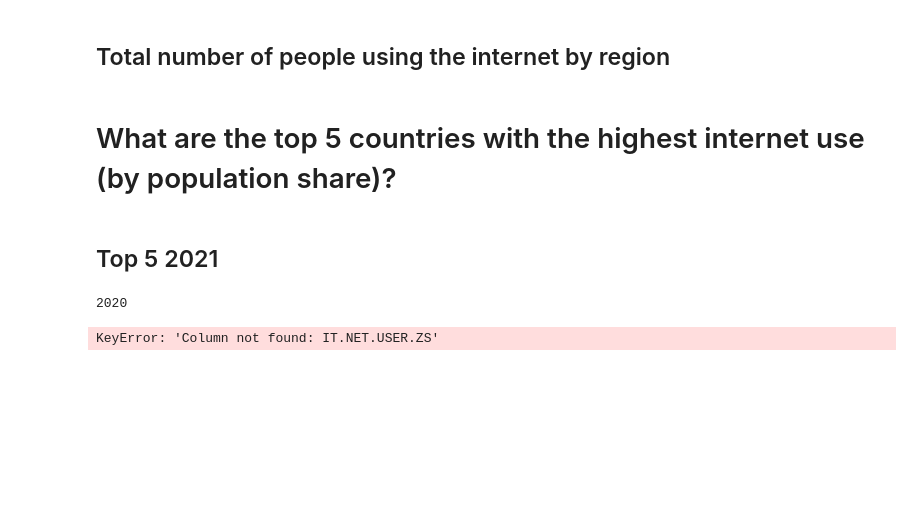
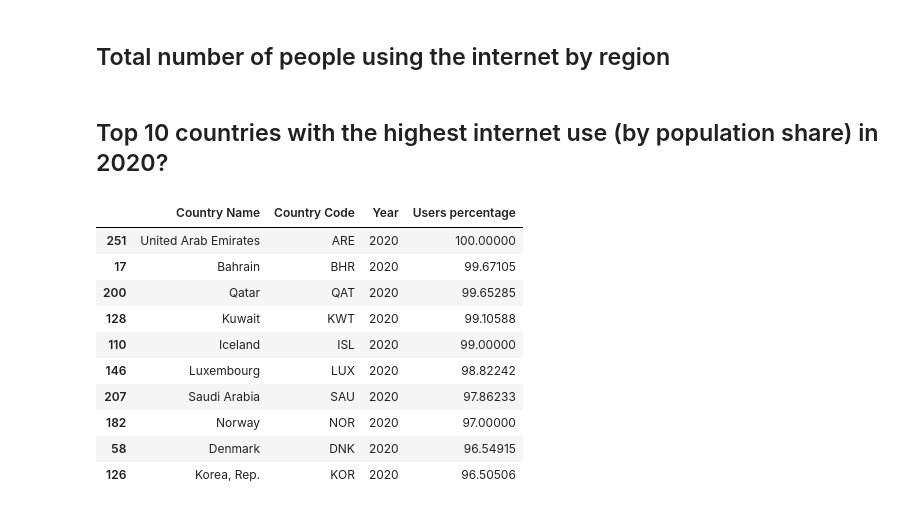
Before and after one commit to celeste-daleo/global-internet-accessibility, a Jupyter notebook: exploration_internet.ipynb, the cells around one changed output. Cells and saved outputs as stored; diff of their text form; code cells hidden in the pictures; blank space fills up the shorter version.

```diff
--- a/exploration_internet.ipynb
+++ b/exploration_internet.ipynb
@@ -323,20 +376,25 @@ fig = px.line(df_regions,
             )
 fig.show()
 # %% [markdown]
-# What are the top 5 countries with the highest internet use (by population share)?
+## Top 10 countries with the highest internet use (by population share) in 2020?
-# %% [markdown]
-## Top 5 2021
-# %%
-year_max = df_users['Year'].max()
-year_max
-# %% [output]
-2020
 # %%
-# Top 5 countries with the highest internet use by population share
-df_top_five_2021 = df_users.query(f'Year == {year_max}')
+# Top 10 countries with the highest internet use by population share in 2020
 
-df_top_five_2021 = df_users.groupby(['Country Name', 'Country Code','Year' ])['IT.NET.USER.ZS'].sum().to_frame().reset_index()
-df_top_five_2021 = df_top_five_2021.sort_values(by=['IT.NET.USER.ZS'], ascending=False)[:5]
-df_top_five_2021
+year_max = df_users['Year'].max()
+df_top_10_2020 = df_users.query(f'Year == {year_max}')
+
+df_top_10_2020 = df_top_10_2020.groupby(['Country Name', 'Country Code','Year' ])['Users percentage'].sum().to_frame().reset_index()
+df_top_10_2020 = df_top_10_2020.sort_values(by=['Year', 'Users percentage'], ascending=False)[:10]
+df_top_10_2020
 # %% [output]
-KeyError: 'Column not found: IT.NET.USER.ZS'
+|  | Country Name | Country Code | Year | Users percentage |
+| 251 | United Arab Emirates | ARE | 2020 | 100.00000 |
+| 17 | Bahrain | BHR | 2020 | 99.67105 |
+| 200 | Qatar | QAT | 2020 | 99.65285 |
+| 128 | Kuwait | KWT | 2020 | 99.10588 |
+| 110 | Iceland | ISL | 2020 | 99.00000 |
+| 146 | Luxembourg | LUX | 2020 | 98.82242 |
+| 207 | Saudi Arabia | SAU | 2020 | 97.86233 |
+| 182 | Norway | NOR | 2020 | 97.00000 |
+| 58 | Denmark | DNK | 2020 | 96.54915 |
+| 126 | Korea, Rep. | KOR | 2020 | 96.50506 |
```
Also changed, not shown: parts of 16 cells of this notebook.
